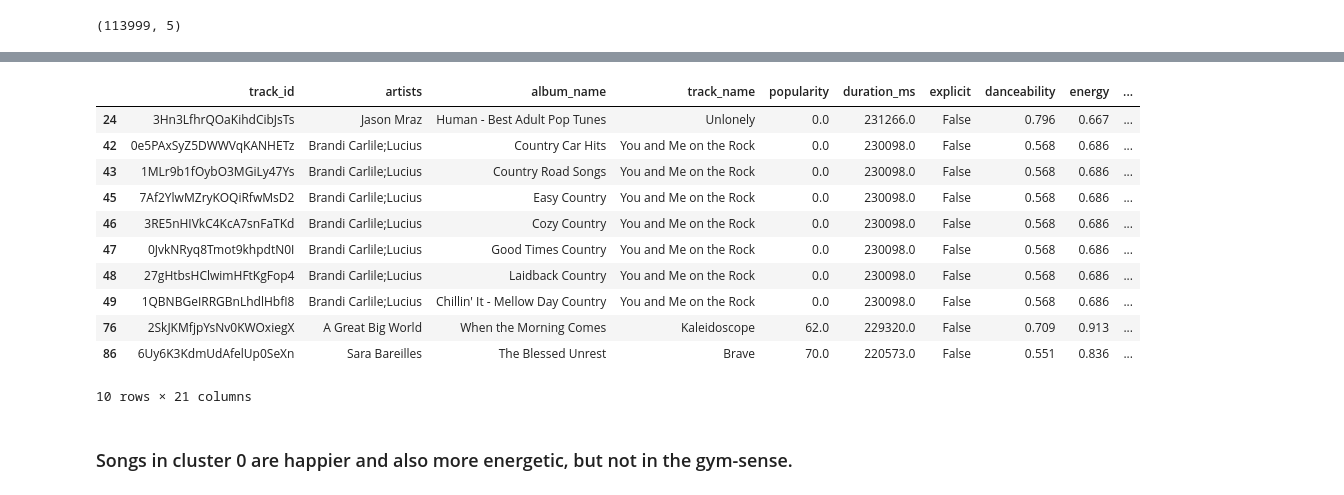
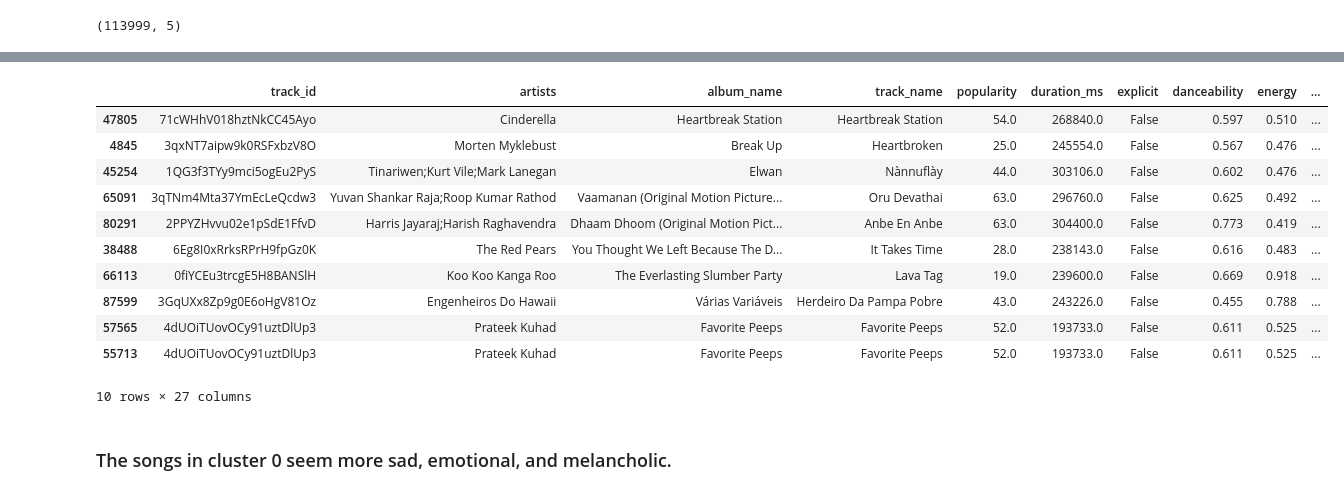
Before and after one commit to sahilalamgir/playlist-generator, a Jupyter notebook: main.ipynb, the cells around one changed output, grey strips where cells are left out. Saved outputs shown, nothing was run; the diff lists cells and outputs as text; code cells hidden in the pictures.

```diff
--- a/main.ipynb
+++ b/main.ipynb
@@ -221,2 +220,0 @@ kmc = KMeans(n_clusters=4)
-# %%
-kmc.fit(scaled_X)
@@ -225,3 +221,5 @@ KMeans(n_clusters=4)
+# %%
+distances = kmc.fit_transform(scaled_X)
 # %%
 kmc.cluster_centers_
 # %% [output]
@@ -245,0 +254,3 @@ clusters.head()
+# %%
+distances = pd.DataFrame(distances, columns=["dist_0", "dist_1", "dist_2", "dist_3", "dist_4", "dist_5"])
+distances.head()
@@ -246,5 +264,5 @@ clusters.head()
 # %%
-df = pd.concat([df, clusters], axis=1)
+df = pd.concat([df, distances, clusters], axis=1)
 df.head()
 # %% [output]
 |  | track_id | artists | album_name | track_name | popularity | duration_ms | explicit | danceability | energy | ... |
@@ -275,18 +323,18 @@ df.select_dtypes(include="number").groupby("cluster").mean()
 # %%
-df[df["cluster"] == 0].head(10)
+df.sort_values("dist_0").head(10)
 # %% [output]
 |  | track_id | artists | album_name | track_name | popularity | duration_ms | explicit | danceability | energy | ... |
-| 24 | 3Hn3LfhrQOaKihdCibJsTs | Jason Mraz | Human - Best Adult Pop Tunes | Unlonely | 0.0 | 231266.0 | False | 0.796 | 0.667 | ... |
-| 42 | 0e5PAxSyZ5DWWVqKANHETz | Brandi Carlile;Lucius | Country Car Hits | You and Me on the Rock | 0.0 | 230098.0 | False | 0.568 | 0.686 | ... |
-| 43 | 1MLr9b1fOybO3MGiLy47Ys | Brandi Carlile;Lucius | Country Road Songs | You and Me on the Rock | 0.0 | 230098.0 | False | 0.568 | 0.686 | ... |
-| 45 | 7Af2YlwMZryKOQiRfwMsD2 | Brandi Carlile;Lucius | Easy Country | You and Me on the Rock | 0.0 | 230098.0 | False | 0.568 | 0.686 | ... |
-| 46 | 3RE5nHIVkC4KcA7snFaTKd | Brandi Carlile;Lucius | Cozy Country | You and Me on the Rock | 0.0 | 230098.0 | False | 0.568 | 0.686 | ... |
-| 47 | 0JvkNRyq8Tmot9khpdtN0I | Brandi Carlile;Lucius | Good Times Country | You and Me on the Rock | 0.0 | 230098.0 | False | 0.568 | 0.686 | ... |
-| 48 | 27gHtbsHClwimHFtKgFop4 | Brandi Carlile;Lucius | Laidback Country | You and Me on the Rock | 0.0 | 230098.0 | False | 0.568 | 0.686 | ... |
-| 49 | 1QBNBGeIRRGBnLhdlHbfI8 | Brandi Carlile;Lucius | Chillin' It - Mellow Day Country | You and Me on the Rock | 0.0 | 230098.0 | False | 0.568 | 0.686 | ... |
-| 76 | 2SkJKMfjpYsNv0KWOxiegX | A Great Big World | When the Morning Comes | Kaleidoscope | 62.0 | 229320.0 | False | 0.709 | 0.913 | ... |
-| 86 | 6Uy6K3KdmUdAfelUp0SeXn | Sara Bareilles | The Blessed Unrest | Brave | 70.0 | 220573.0 | False | 0.551 | 0.836 | ... |
+| 47805 | 71cWHhV018hztNkCC45Ayo | Cinderella | Heartbreak Station | Heartbreak Station | 54.0 | 268840.0 | False | 0.597 | 0.510 | ... |
+| 4845 | 3qxNT7aipw9k0RSFxbzV8O | Morten Myklebust | Break Up | Heartbroken | 25.0 | 245554.0 | False | 0.567 | 0.476 | ... |
+| 45254 | 1QG3f3TYy9mci5ogEu2PyS | Tinariwen;Kurt Vile;Mark Lanegan | Elwan | Nànnuflày | 44.0 | 303106.0 | False | 0.602 | 0.476 | ... |
+| 65091 | 3qTNm4Mta37YmEcLeQcdw3 | Yuvan Shankar Raja;Roop Kumar Rathod | Vaamanan (Original Motion Picture... | Oru Devathai | 63.0 | 296760.0 | False | 0.625 | 0.492 | ... |
+| 80291 | 2PPYZHvvu02e1pSdE1FfvD | Harris Jayaraj;Harish Raghavendra | Dhaam Dhoom (Original Motion Pict... | Anbe En Anbe | 63.0 | 304400.0 | False | 0.773 | 0.419 | ... |
+| 38488 | 6Eg8I0xRrksRPrH9fpGz0K | The Red Pears | You Thought We Left Because The D... | It Takes Time | 28.0 | 238143.0 | False | 0.616 | 0.483 | ... |
+| 66113 | 0fiYCEu3trcgE5H8BANSlH | Koo Koo Kanga Roo | The Everlasting Slumber Party | Lava Tag | 19.0 | 239600.0 | False | 0.669 | 0.918 | ... |
+| 87599 | 3GqUXx8Zp9g0E6oHgV81Oz | Engenheiros Do Hawaii | Várias Variáveis | Herdeiro Da Pampa Pobre | 43.0 | 243226.0 | False | 0.455 | 0.788 | ... |
+| 57565 | 4dUOiTUovOCy91uztDlUp3 | Prateek Kuhad | Favorite Peeps | Favorite Peeps | 52.0 | 193733.0 | False | 0.611 | 0.525 | ... |
+| 55713 | 4dUOiTUovOCy91uztDlUp3 | Prateek Kuhad | Favorite Peeps | Favorite Peeps | 52.0 | 193733.0 | False | 0.611 | 0.525 | ... |
-10 rows × 21 columns
+10 rows × 27 columns
-# %% [markdown]
-### Songs in cluster 0 are happier and also more energetic, but not in the gym-sense.
+# %% [markdown]
+### The songs in cluster 0 seem more sad, emotional, and melancholic.
 # %%
```
Also changed, not shown: parts of 38 cells of this notebook, 2 other files.
